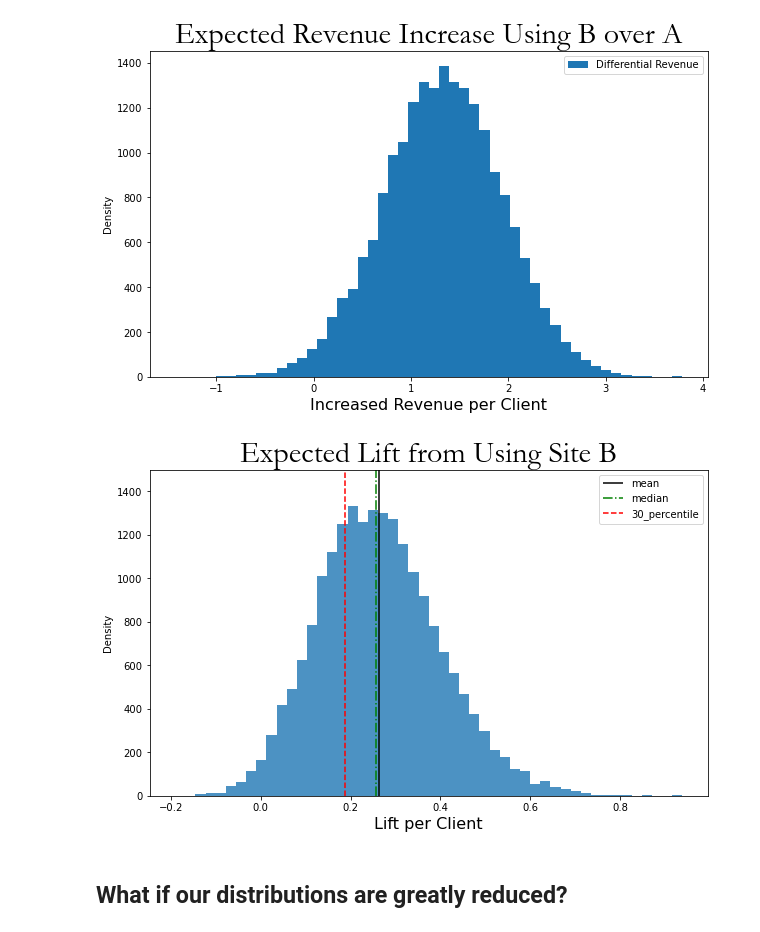
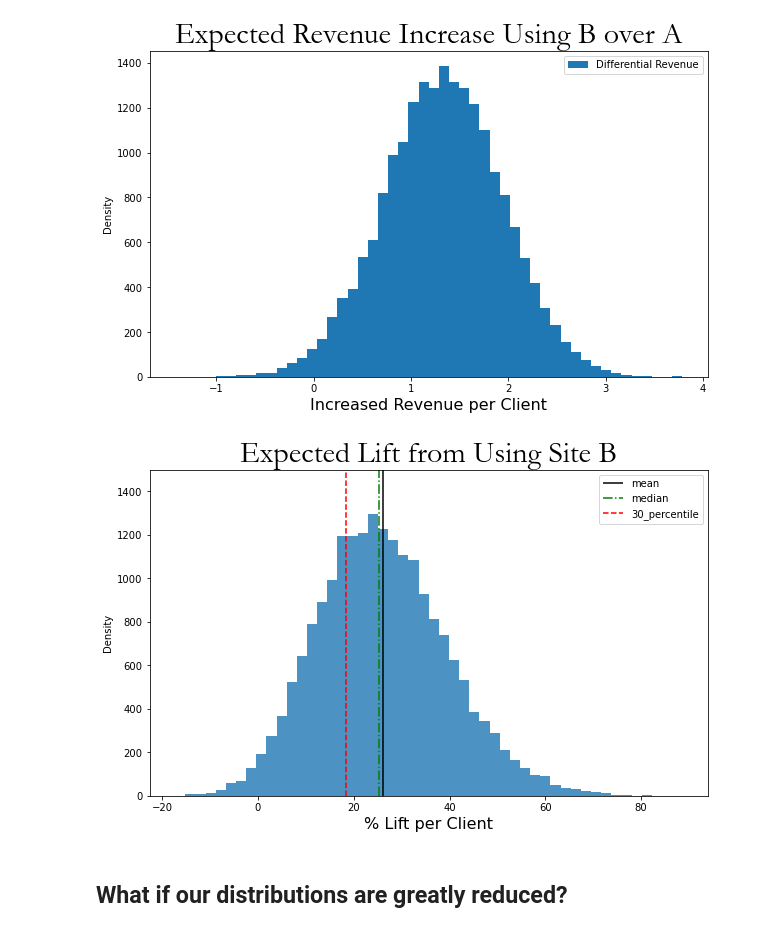
Before and after one commit to jmcmummey/IntrotoBayes, a Jupyter notebook: Bayesian Lecture.ipynb, the cells around one changed output. Saved outputs shown, nothing was run; the diff lists cells and outputs as text; code cells hidden in the pictures.

```diff
--- a/Bayesian Lecture.ipynb
+++ b/Bayesian Lecture.ipynb
@@ -130,24 +141,24 @@ plt.show()
 [figure]
 # %%
 def rel_inc(a,b):
-    return (a-b)/b
+    return 100*(a-b)/b
 # %%
 lift = rel_inc(postB_revenue,postA_revenue)
 # %%
 plt.figure(figsize=(10,6))
 plt.hist(lift,histtype='stepfilled',bins=50,alpha=0.8)
-plt.xlabel('Lift per Client',fontsize=16)
+plt.xlabel('% Lift per Client',fontsize=16)
 plt.ylabel('Density')
 plt.title('Expected Lift from Using Site B',font='Garamond',fontsize=30)
 plt.vlines(lift.mean(),0,1500,color='k',linestyles='-',label='mean')
 plt.vlines(np.median(lift),0,1500,color='g',linestyles='-.',label='median')
 plt.vlines(np.percentile(lift,30),0,1500,color='r',linestyles='--',label='30_percentile')
 plt.gca().set_ylim(0,1500)
 plt.legend()
 plt.savefig('Lift.png')
 plt.show()
 # %% [output]
-[figure, old version]
+[figure, new version]
 # %% [markdown]
 <h2>What if our distributions are greatly reduced?</h2>
 # %%
```
Also changed, not shown: parts of 16 cells of this notebook, 6 other files.
